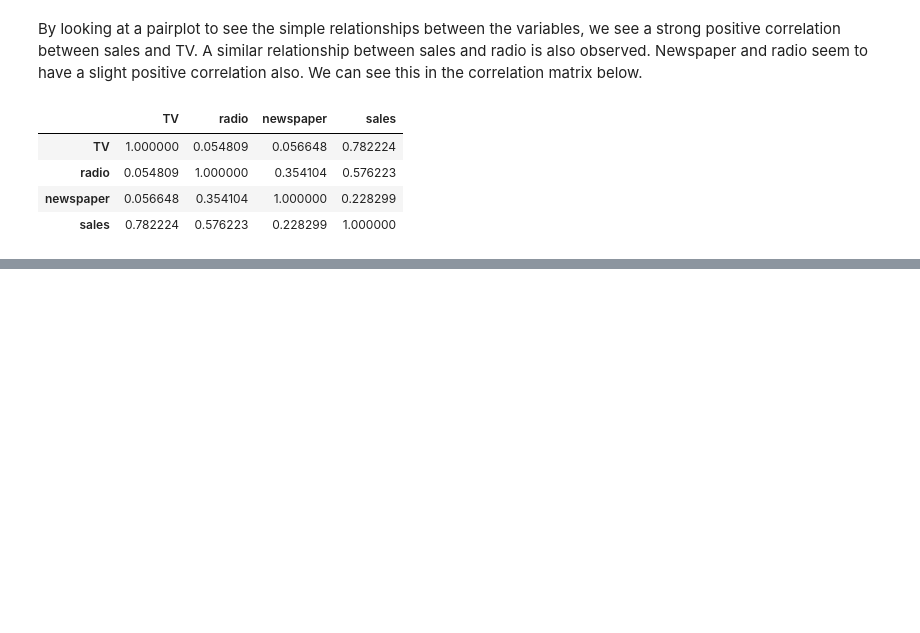
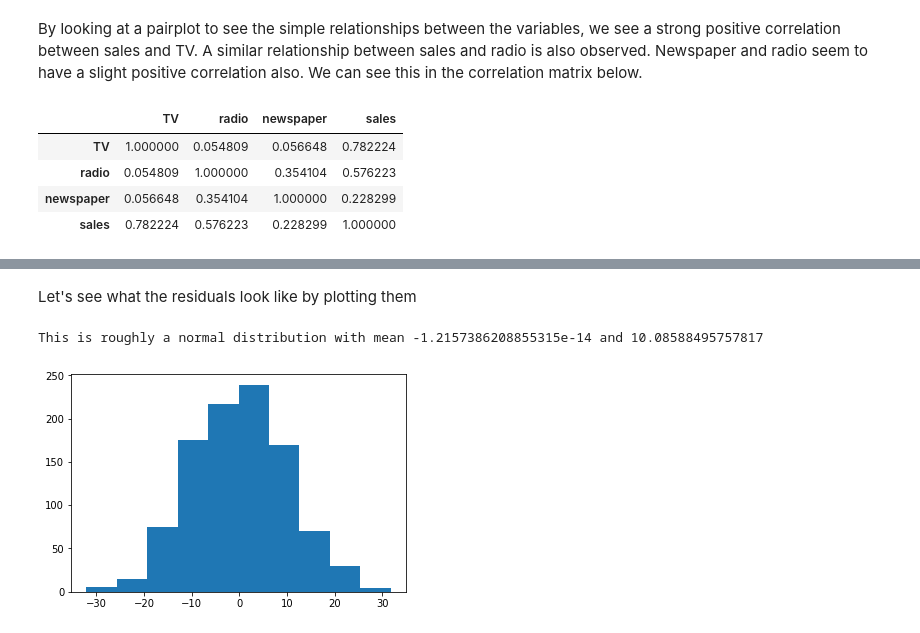
Before and after one commit to TanselArif-21/LinearRegression, a Jupyter notebook: LinearRegression.ipynb, the cells around one changed output, grey strips where cells are left out. Drawn from its saved outputs; the diff is of its cells as text; code cells hidden in the pictures; blank space fills up the shorter version.

```diff
--- a/LinearRegression.ipynb
+++ b/LinearRegression.ipynb
@@ -62,0 +220,12 @@ $$Y \approx \beta_0 + \beta_1 X_1 + \beta_2 X_2 + \beta_3 X_3 + \epsilon$$
+# %% [markdown]
+Let's see what the residuals look like by plotting them
+# %%
+y_fitted = beta_0 + beta_1 * X
+Res_1 = y_fitted - Y_1
+
+plt.hist(Res_1)
+
+print('This is roughly a normal distribution with mean {mean} and {std}'.format(mean=np.mean(Res_1),std=np.std(Res_1)))
+# %% [output]
+This is roughly a normal distribution with mean -1.2157386208855315e-14 and 10.08588495757817
+[figure, added]
```
Also changed, not shown: parts of 21 cells of this notebook.
